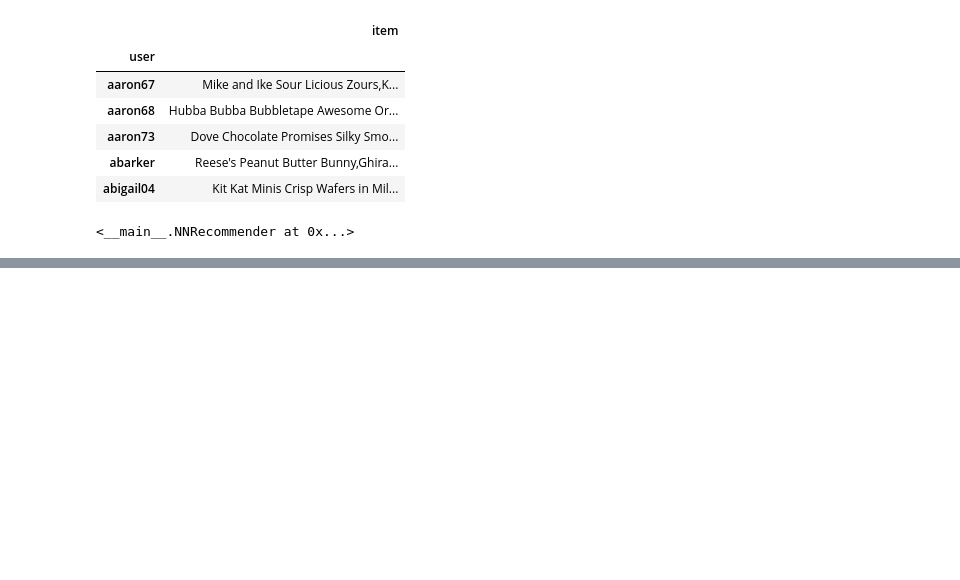
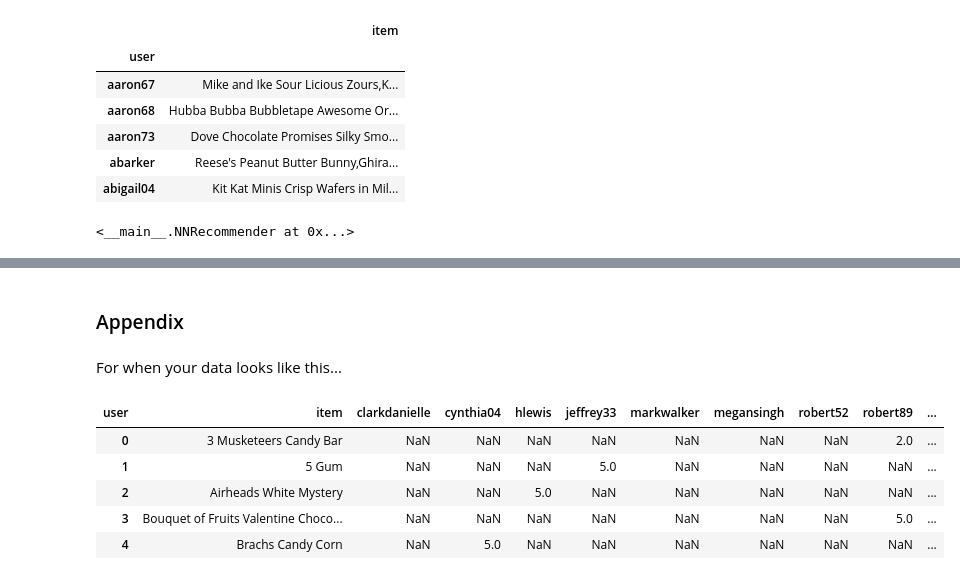
Before and after one commit to maxhumber/BRE, a Jupyter notebook: odsc.ipynb, the cells around one changed output, grey strips where cells are left out. Drawn from its saved outputs; the diff is of its cells as text; code cells hidden in the pictures; blank space fills up the shorter version.

```diff
--- a/odsc.ipynb
+++ b/odsc.ipynb
@@ -827,0 +867,17 @@ model.predict(peanut)
+# %% [markdown]
+### Appendix
+# %% [markdown]
+For when your data looks like this...
+# %%
+df = pd.read_csv('data/candy.csv')
+df = df[df['user'].isin(df['user'].sample(10))]
+df = df.pivot(index='item', columns='user', values='review')
+df = df.reset_index()
+df.head(5)
+# %% [output]
+| user | item | clarkdanielle | cynthia04 | hlewis | jeffrey33 | markwalker | megansingh | robert52 | robert89 | ... |
+| 0 | 3 Musketeers Candy Bar | NaN | NaN | NaN | NaN | NaN | NaN | NaN | 2.0 | ... |
+| 1 | 5 Gum | NaN | NaN | NaN | 5.0 | NaN | NaN | NaN | NaN | ... |
+| 2 | Airheads White Mystery | NaN | NaN | 5.0 | NaN | NaN | NaN | NaN | NaN | ... |
+| 3 | Bouquet of Fruits Valentine Choco... | NaN | NaN | NaN | NaN | NaN | NaN | NaN | 5.0 | ... |
+| 4 | Brachs Candy Corn | NaN | 5.0 | NaN | NaN | NaN | NaN | NaN | NaN | ... |
```
Also changed, not shown: parts of 46 cells of this notebook, 6 other files.
